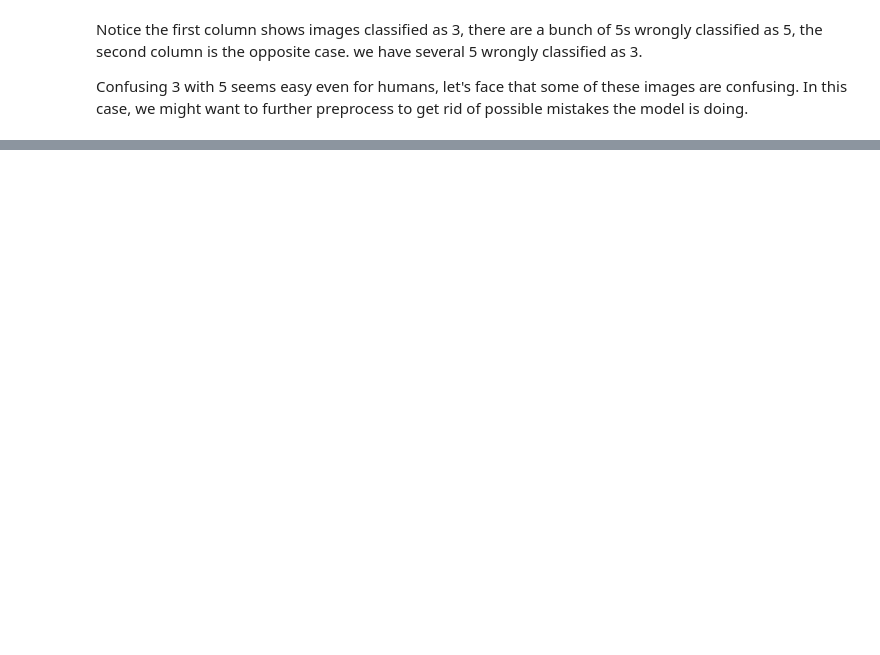
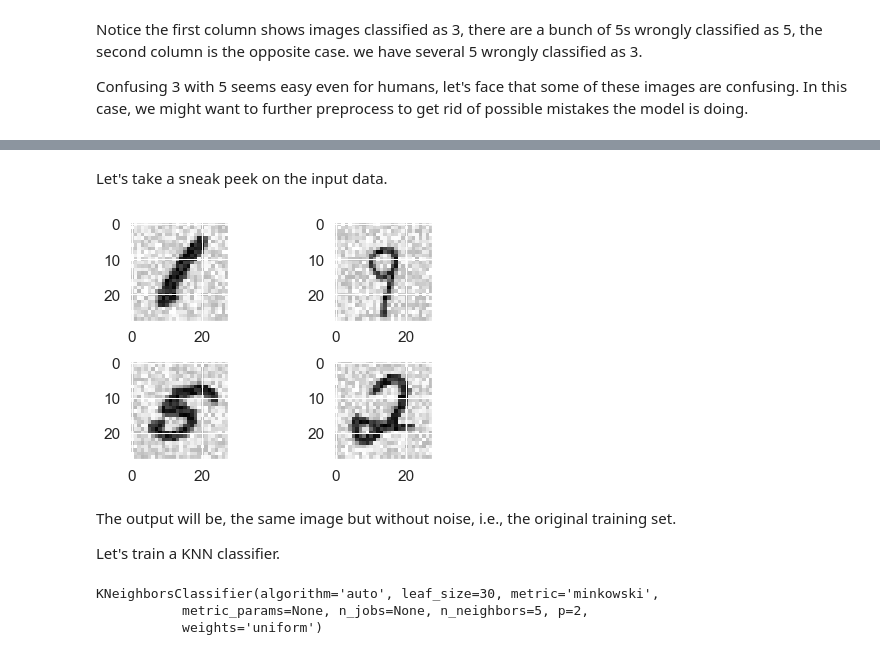
Before and after one commit to Ohtar10/ml-python, a Jupyter notebook: ch03/Classification.ipynb, the cells around one changed output, grey strips where cells are left out. Saved outputs shown, nothing was run; the diff lists cells and outputs as text; code cells hidden in the pictures; blank space fills up the shorter version.

Commit message:
Add multilable and multioutput classification examples

```diff
--- a/ch03/Classification.ipynb
+++ b/ch03/Classification.ipynb
@@ -616,0 +621,13 @@ Confusing 3 with 5 seems easy even for humans, let's face that some of these ima
+# %%
+from sklearn.neighbors import KNeighborsClassifier
+
+# The original y_train contains strings for all values,
+# we must convert it to a numeric type first
+f_y_train = y_train.astype('float64')
+y_train_large = (f_y_train >= 7)
+y_train_odd = (f_y_train % 2 == 1)
+# Remember, this produces a matrix with each row as the pair of the first axis of each given array
+y_multilabel = np.c_[y_train_large, y_train_odd]
+# %%
+knn_clf = KNeighborsClassifier()
+knn_clf.fit(X_train, y_multilabel)
@@ -616,0 +661,28 @@ Confusing 3 with 5 seems easy even for humans, let's face that some of these ima
+# %%
+# generate random numbers from 0 to 100 and place them in a matrix of shape 60000 (# of samples), 784 (# of pixels)
+noise = np.random.randint(0, 100, (len(X_train), 784))
+X_train_mod = X_train + noise
+# generate noise once more for the test set
+noise = np.random.randint(0, 100, (len(X_test), 784))
+X_test_mod = X_test + noise
+
+# In this case we expect to get the original images, i.e., the multioutput classification,
+# hence the y would be the original X_train
+y_train_mod = X_train
+y_test_mod = X_test
+# %% [markdown]
+Let's take a sneak peek on the input data.
+# %%
+print_samples(X_train_mod, y_train_mod, (2, 2), print_labels=False)
+# %% [output]
+[figure, added]
+# %% [markdown]
+The output will be, the same image but without noise, i.e., the original training set.
+
+Let's train a KNN classifier.
+# %%
+knn_clf.fit(X_train_mod, y_train_mod)
+# %% [output]
+KNeighborsClassifier(algorithm='auto', leaf_size=30, metric='minkowski',
+           metric_params=None, n_jobs=None, n_neighbors=5, p=2,
+           weights='uniform')
```
Also changed, not shown: parts of 41 cells of this notebook.
